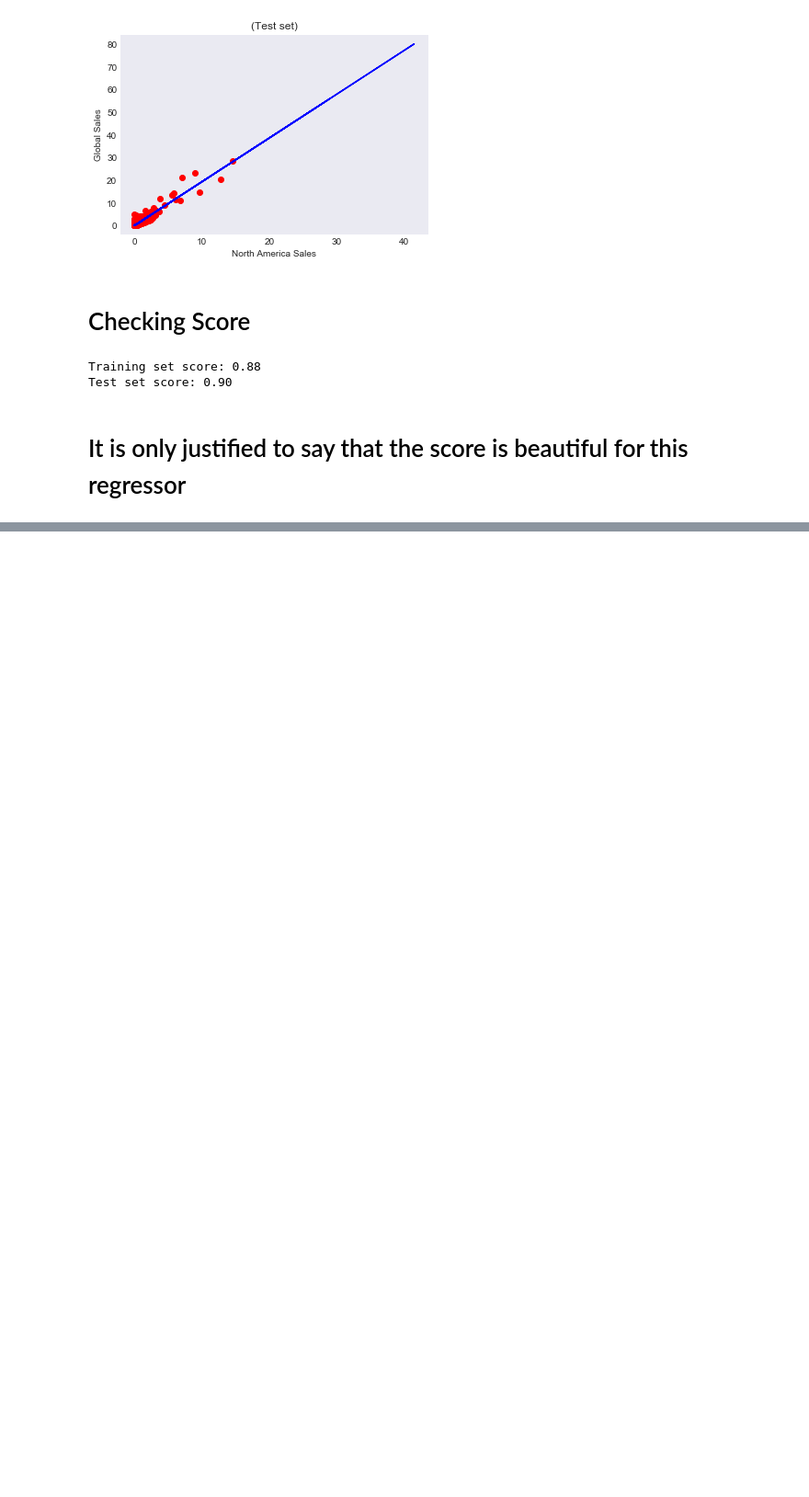
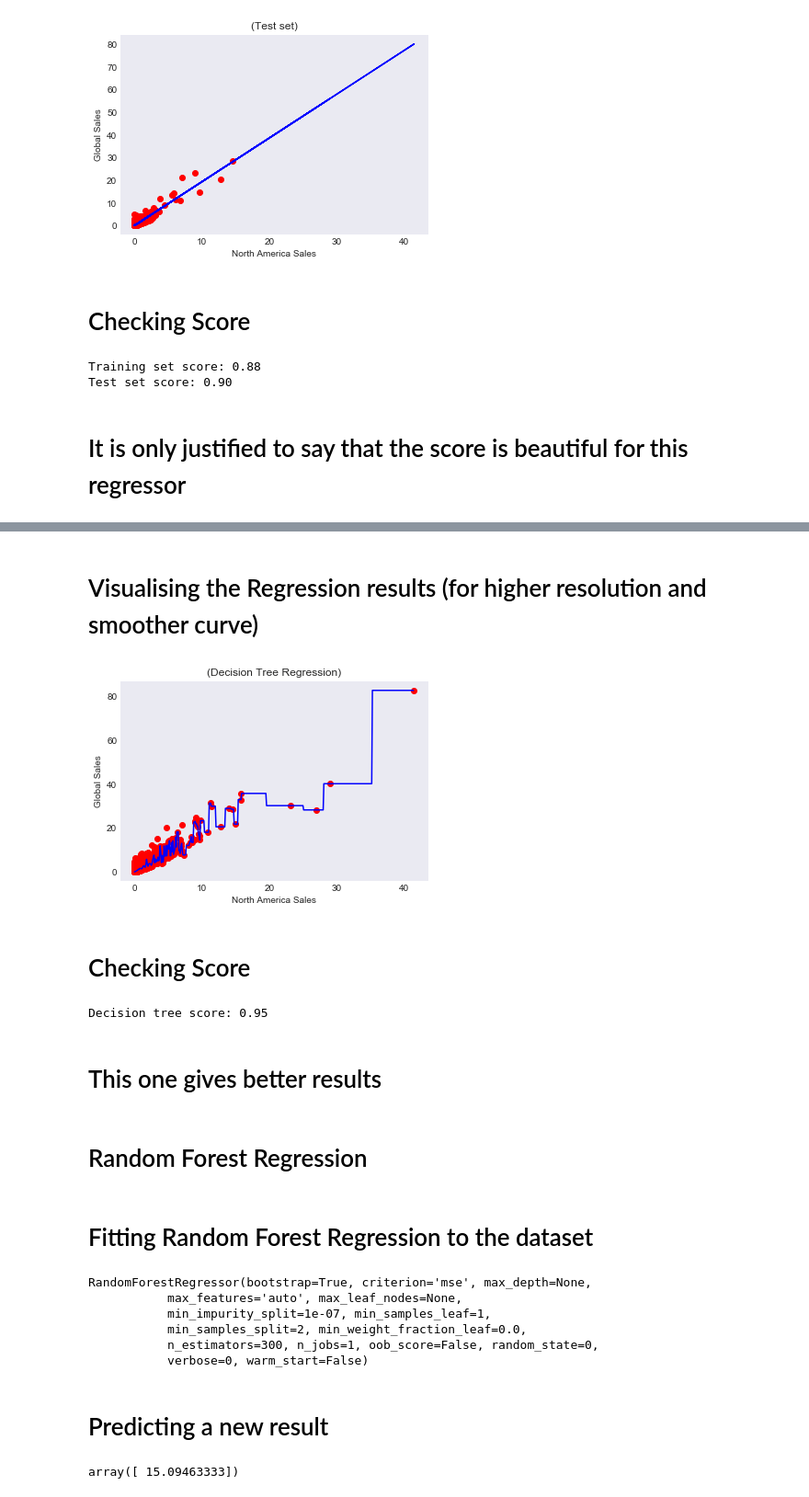
Before and after one commit to TheBrownViking20/DSstuff, a Jupyter notebook: Video game sales/vgsales.ipynb, the cells around one changed output, grey strips where cells are left out. Shown at 92% size. Cells and saved outputs as stored; diff of their text form; code cells hidden in the pictures; blank space fills up the shorter version.

```diff
--- a/Video game sales/vgsales.ipynb
+++ b/Video game sales/vgsales.ipynb
@@ -424,0 +464,47 @@ Test set score: 0.90
+# %% [markdown]
+# Visualising the Regression results (for higher resolution and smoother curve)
+# %%
+X_grid = np.arange(min(X), max(X), 0.1)
+X_grid = X_grid.reshape((len(X_grid), 1))
+plt.scatter(X, y, color = 'red')
+plt.plot(X_grid, Dregressor.predict(X_grid), color = 'blue')
+plt.title('(Decision Tree Regression)')
+plt.xlabel('North America Sales')
+plt.ylabel('Global Sales')
+plt.show()
+# %% [output]
+[figure, added]
+# %% [markdown]
+# Checking Score
+# %%
+print("Decision tree score: {:.2f}".format(Dregressor.score(X,y)))
+# %% [output]
+Decision tree score: 0.95
+# %% [markdown]
+# This one gives better results
+# %% [markdown]
+
+
+# Random Forest Regression
+# %% [markdown]
+
+
+# Fitting Random Forest Regression to the dataset
+# %%
+from sklearn.ensemble import RandomForestRegressor
+Rregressor = RandomForestRegressor(n_estimators=300, random_state=0)
+Rregressor.fit(X,y)
+# %% [output]
+RandomForestRegressor(bootstrap=True, criterion='mse', max_depth=None,
+           max_features='auto', max_leaf_nodes=None,
+           min_impurity_split=1e-07, min_samples_leaf=1,
+           min_samples_split=2, min_weight_fraction_leaf=0.0,
+           n_estimators=300, n_jobs=1, oob_score=False, random_state=0,
+           verbose=0, warm_start=False)
+# %% [markdown]
+# Predicting a new result
+# %%
+y_pred = Rregressor.predict(6.5)
+y_pred
+# %% [output]
+array([ 15.09463333])
```
Also changed, not shown: parts of 30 cells of this notebook.
